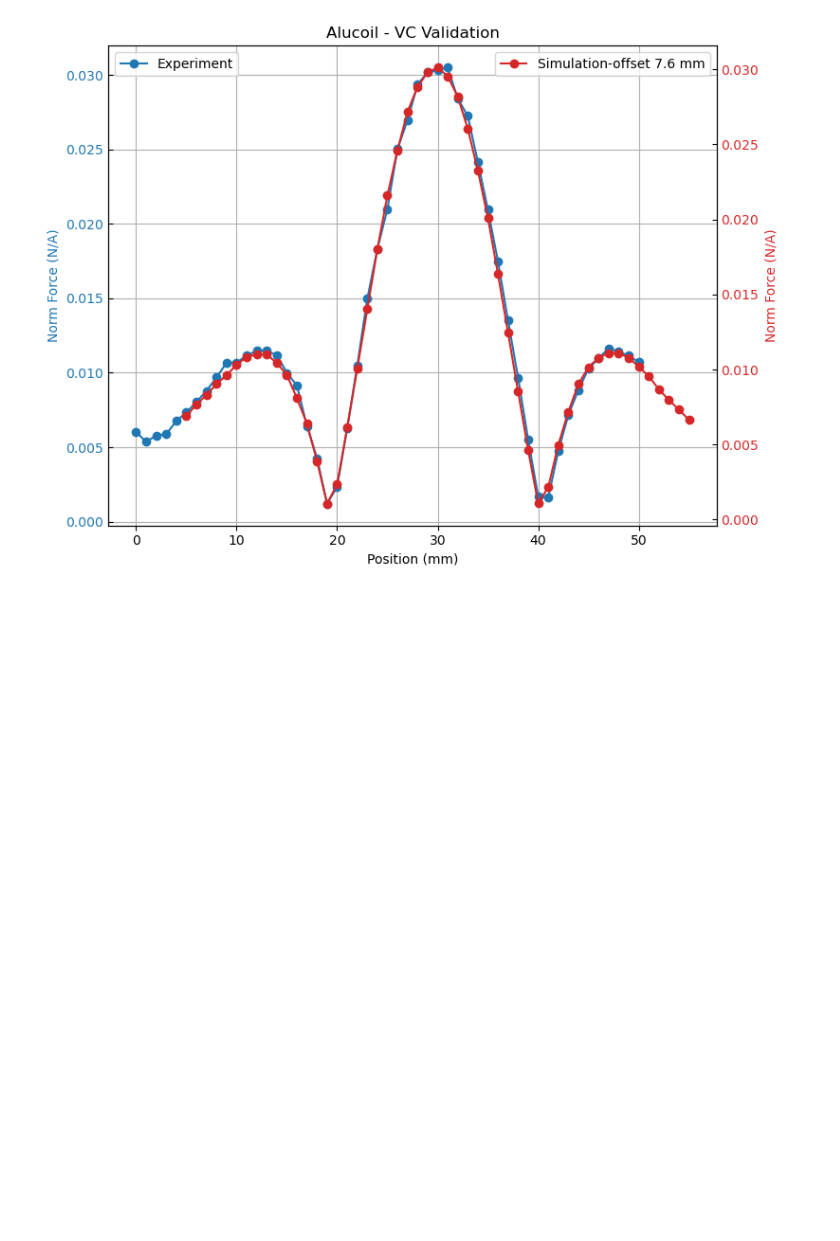
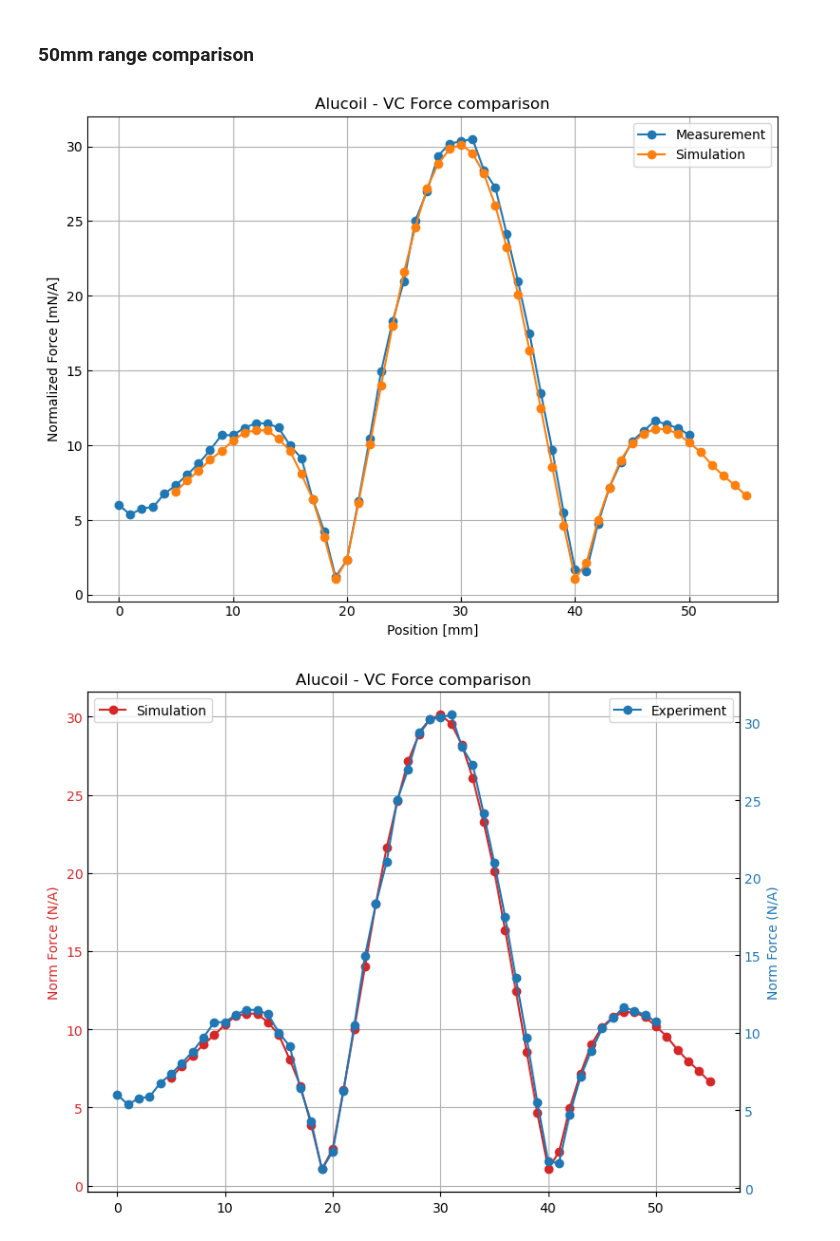
Before and after one commit to li-pengbo/femm-lvdt, a Jupyter notebook: simulation/notebook/sim_prototype_validation.ipynb, the cells around one changed output. Drawn from its saved outputs; the diff is of its cells as text; code cells hidden in the pictures; blank space fills up the shorter version.

```diff
--- a/simulation/notebook/sim_prototype_validation.ipynb
+++ b/simulation/notebook/sim_prototype_validation.ipynb
@@ -16,16 +15,18 @@ from utils.vc_analyser import VC_Calculator
 # %%
-sim_files = ["../data/prototype_validation/lvdt_alucoil_50mm_1mm_simulation_offset_7p6mm.h5",
-            "../data/prototype_validation/lvdt_alucoil_50mm_1mm_simulation.h5"]
+sim_filenames = ["../data/prototype_validation/lvdt/lvdt_simulation_alucoil_50mm_1mm_offset_8mm.h5",
+                "../data/prototype_validation/lvdt/lvdt_simulation_alucoil_50mm_1mm_offset_7p6mm.h5"]
 plt.figure(figsize=(8,6))
-for sim_file in sim_files:
-    data_dict = data_handler.load_data(sim_file)
+for sim_filename in sim_filenames:
+    data_dict = data_handler.load_data(sim_filename)
     lvdt_data = data_handler.get_lvdt_data(data_dict, data_type='voltage' ,flip_sign=False)
     sim_pos = lvdt_data['position']
     sim_input_volt = np.mean(abs(lvdt_data['Lower_Coil']['voltage_abs']))*2 # sum of two excitation coils
     sim_pickup_volt = np.array(lvdt_data['Middle_Coil']['voltage_abs'])
     sim_pickup_volt_norm = (sim_pickup_volt / sim_input_volt)
 
-    plt.plot(sim_pos, sim_pickup_volt_norm, label=sim_file.split('/')[-1])
+    label = sim_filename.split('_1mm_')[-1].split(".")[0]
+
+    plt.plot(sim_pos, sim_pickup_volt_norm, label=label, marker = 'o')
     plt.xlabel('Position [mm]')
     plt.ylabel('Normalized Voltage')
     plt.tick_params(direction='in')
@@ -79,7 +217,7 @@ plt.savefig('../results/alucoil_lvdt_comp.pdf', dpi=300, bbox_inches='tight')
 # %%
 # simulation data
-sim_filenames = ["../data/prototype_validation/vc_alucoil_50mm_1mm_simulation_offset_7p6mm.h5",
-                "../data/prototype_validation/vc_alucoil_50mm_1mm_simulation.h5"]
+sim_filenames = ["../data/prototype_validation/vc/vc_simulation_alucoil_50mm_1mm_offset_7p6mm.h5",
+                 "../data/prototype_validation/vc/vc_simulation_alucoil_50mm_1mm_offset_8mm.h5"]
 
 plt.figure(figsize=(8,6))
 for sim_filename in sim_filenames:
@@ -92,8 +230,9 @@ for sim_filename in sim_filenames:
     sim_norm_force = np.array(sim_tot_force)/0.06
     sim_max_norm_force = max(sim_norm_force)
     sim_fvi = ((1 - sim_norm_force )/ sim_max_norm_force) * 100
+    label = sim_filename.split('_1mm_')[-1].split(".")[0]
 
-    plt.plot(sim_position, sim_norm_force, label=sim_filename.split('/')[-1])
+    plt.plot(sim_position, sim_norm_force, label=label, marker = 'o')
     plt.xlabel('Position [mm]')
     plt.ylabel('Normalized Force [N/A]')
     plt.tick_params(direction='in')
@@ -106,44 +371,61 @@ plt.tight_layout()
+# %% [markdown]
+### 50mm range comparison
 # %%
 # measurement data
-exp_filename = "../data/prototype_validation/vc_alucoil_50mm_1mm_measurement_offset.h5"
+exp_filename = "../data/prototype_validation/vc/vc_measurement_alucoil_50mm_1mm_offset_01.h5"
 vc_calculator = VC_Calculator()
 exp_data_dict, curr = vc_calculator.force_calculation(exp_filename, norm=True)
 exp_data_sorted = sorted(exp_data_dict.items(), key = lambda item: float(item[0]))
 
 exp_position = []
 exp_norm_force = []
 for item in exp_data_sorted:
     exp_position.append(float(item[0]))
     exp_norm_force.append(item[1])
-
+exp_position = np.array(exp_position)
+exp_norm_force = np.array(exp_norm_force)*1000
 # simulation data
-sim_filename = "../data/prototype_validation/vc_alucoil_50mm_1mm_simulation_offset_7p6mm.h5"
+sim_filename = "../data/prototype_validation/vc/vc_simulation_alucoil_50mm_1mm_offset_7p6mm.h5"
 
 sim_data_dict = data_handler.load_data(sim_filename)
 sim_config_data = data_handler.get_config_data(sim_data_dict)
 sim_vc_data = data_handler.get_vc_data(sim_data_dict)
 
-sim_position = sim_vc_data['position']+30
+sim_position = sim_vc_data['position'] + 30
 sim_tot_force = abs((sim_vc_data['Lower_Coil']['force'])+(sim_vc_data['Upper_Coil']['force']))
-sim_norm_force = np.array(sim_tot_force)/0.06
+sim_norm_force = np.array(sim_tot_force)*1000/0.06
 sim_max_norm_force = max(sim_norm_force)
 sim_fvi = ((1 - sim_norm_force )/ sim_max_norm_force) * 100
 
+plt.figure(figsize=(8,6))
+plt.plot(exp_position, exp_norm_force, label='Measurement', marker = 'o')
+plt.plot(sim_position, sim_norm_force, label='Simulation', marker = 'o')
+plt.xlabel('Position [mm]')
+plt.ylabel('Normalized Force [mN/A]')
+plt.tick_params(direction='in')
+plt.grid(True)
+plt.legend()
+plt.title('Alucoil - VC Force comparison')
+plt.tight_layout()
+
 # plot
 figure, ax1 = plt.subplots(figsize=(8,6))
-ax1.plot(exp_position, exp_norm_force, marker = 'o', label='Experiment', color='tab:blue')
-ax1.set_xlabel('Position (mm)')
-ax1.set_ylabel('Norm Force (N/A)', color='tab:blue')
-ax1.tick_params(axis='y', labelcolor='tab:blue', direction='in')
+ax1.plot(sim_position, sim_norm_force, marker = 'o', label='Simulation', color='tab:red')
+ax1.set_ylabel('Norm Force (N/A)', color='tab:red')
+ax1.tick_params(axis='y', labelcolor='tab:red', direction='in')
 ax1.legend(loc='upper left')
+ax1.grid()
+
 ax2 = ax1.twinx()
-ax2.plot(sim_position, sim_norm_force, marker = 'o', label='Simulation-offset 7.6 mm', color='tab:red')
-ax2.set_ylabel('Norm Force (N/A)', color='tab:red')
-ax2.tick_params(axis='y', labelcolor='tab:red', direction='in')
+ax2.plot(exp_position, exp_norm_force, marker = 'o', label='Experiment', color='tab:blue')
+ax2.set_xlabel('Position (mm)')
+ax2.set_ylabel('Norm Force (N/A)', color='tab:blue')
+ax2.tick_params(axis='y', labelcolor='tab:blue', direction='in')
 ax2.legend(loc='upper right')
-ax1.grid()
-plt.title('Alucoil - VC Validation')
+
+plt.title('Alucoil - VC Force comparison')
 plt.tight_layout()
-plt.savefig('../results/alucoil_vc_comp.pdf', dpi=300, bbox_inches='tight')
+# plt.savefig('../result/comparison_voicecoil_40mm.pdf', dpi=300, bbox_inches='tight')
 # %% [output]
-[figure, old version]
+[figure, new version]
+[figure, added]
```
Also changed, not shown: parts of 16 cells of this notebook, 3 other files.
